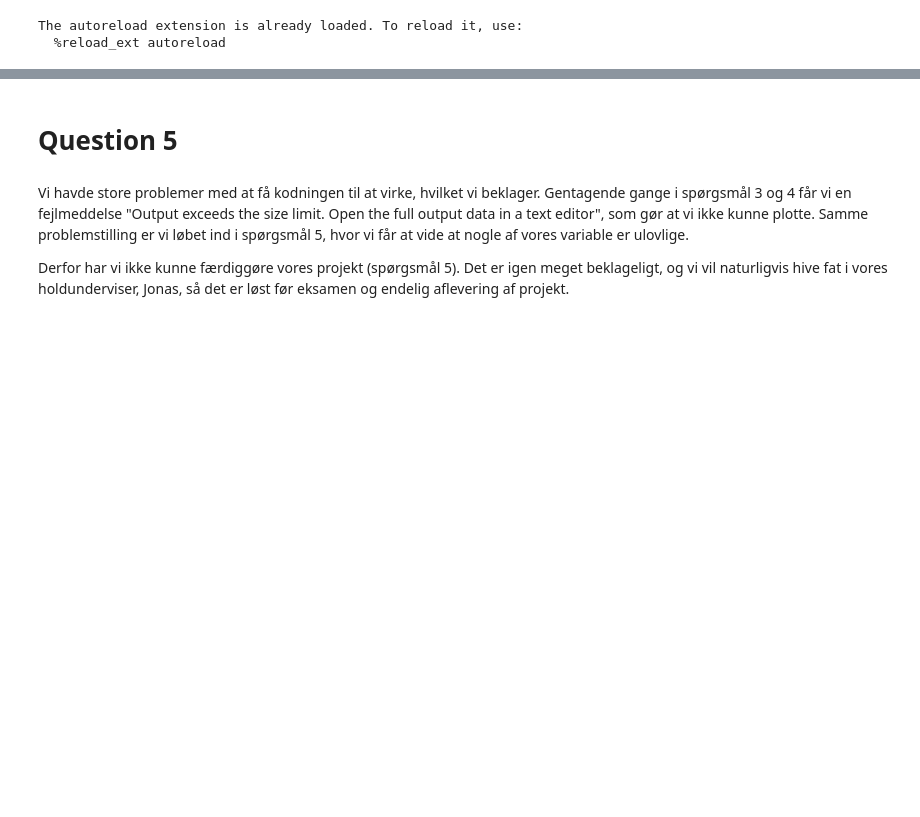
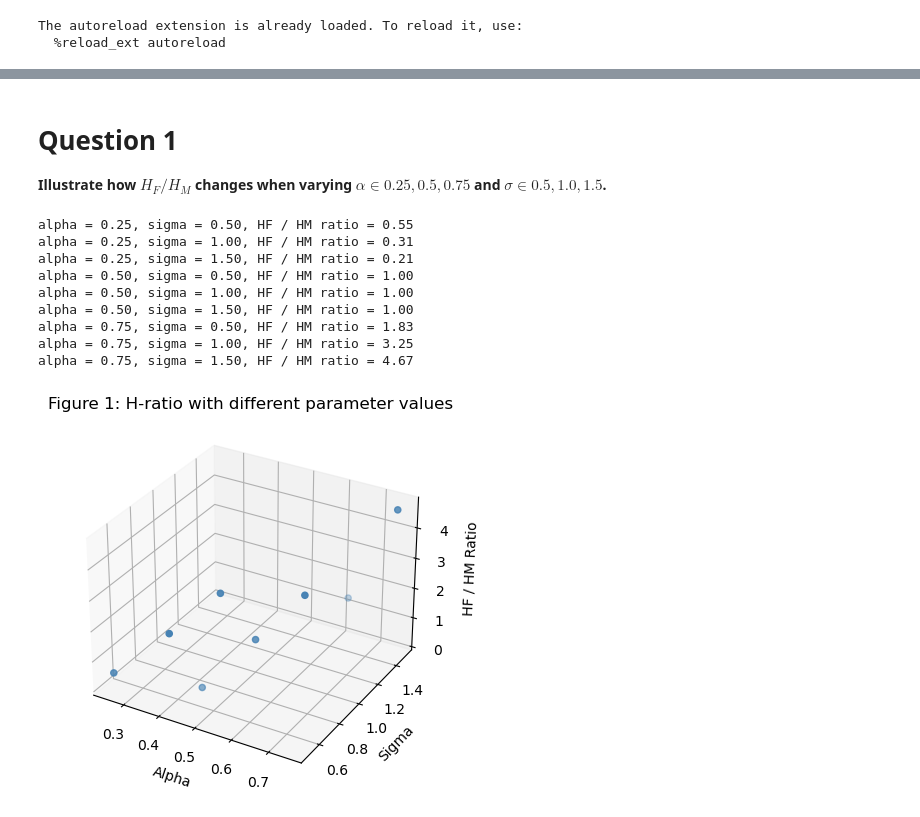
Before and after one commit to NumEconCopenhagen/projects-2023-snj927-vpc398, a Jupyter notebook: inauguralproject/INAUG v2 jup.ipynb, the cells around one changed output, grey strips where cells are left out. Drawn from its saved outputs; the diff is of its cells as text; code cells hidden in the pictures; blank space fills up the shorter version.

```diff
--- a/inauguralproject/INAUG v2 jup.ipynb
+++ b/inauguralproject/INAUG v2 jup.ipynb
@@ -294,6 +22,53 @@ To minimize the squared deviation, the values for the parametres should be: alph
-# %% [markdown]
-# Question 5
-# %% [markdown]
-Vi havde store problemer med at få kodningen til at virke, hvilket vi beklager. Gentagende gange i spørgsmål 3 og 4 får vi en fejlmeddelse "Output exceeds the size limit. Open the full output data in a text editor", som gør at vi ikke kunne plotte. Samme problemstilling er vi løbet ind i spørgsmål 5, hvor vi får at vide at nogle af vores variable er ulovlige.
-
-Derfor har vi ikke kunne færdiggøre vores projekt (spørgsmål 5). Det er igen meget beklageligt, og vi vil naturligvis hive fat i vores holdunderviser, Jonas, så det er løst før eksamen og endelig aflevering af projekt.
+# %% [markdown]
+# Question 1
+
+**Illustrate how $H_F / H_M$ changes when varying $\alpha \in {0.25, 0.5, 0.75}$ and $\sigma \in {0.5, 1.0, 1.5}$.**
+# %%
+# Defining the model: inaugmodel
+inaugmodel = HouseholdSpecializationModelClass()
+
+# Defining the above given values for alpha and sigma
+alpha = [0.25, 0.5, 0.75]
+sigma = [0.5, 1, 1.5]
+
+# Initialize lists to store the values of alpha, sigma, and the HM/HF ratio
+alpha_values = []
+sigma_values = []
+ratio_H_values = []
+
+# Loop the values of alpha and sigma above
+for a in range(3):
+    for s in range(3):
+        inaugmodel.par.alpha = alpha[a]
+        inaugmodel.par.sigma = sigma[s]
+        # Use discrete to calculate the ratio
+        results = inaugmodel.solve_discrete()
+        ratio_H = (1e-8 + results.HF / results.HM)
+        # Store the values in the lists
+        alpha_values.append(alpha[a])
+        sigma_values.append(sigma[s])
+        ratio_H_values.append(ratio_H)
+        print(f'alpha = {alpha[a]:.2f}, sigma = {sigma[s]:.2f}, HF / HM ratio = {ratio_H:.2f}')
+
+# Plotting the results
+fig = plt.figure()
+ax = fig.add_subplot(111, projection='3d')
+color = 'steelblue'
+transparency = 1 - (np.array(ratio_H_values) - min(ratio_H_values)) / (max(ratio_H_values) - min(ratio_H_values))
+ax.scatter(alpha_values, sigma_values, ratio_H_values, c=color, alpha=transparency)
+ax.set_xlabel('Alpha')
+ax.set_ylabel('Sigma')
+ax.set_zlabel('HF / HM Ratio')
+ax.set_title('Figure 1: H-ratio with different parameter values')
+plt.show()
+# %% [output]
+alpha = 0.25, sigma = 0.50, HF / HM ratio = 0.55
+alpha = 0.25, sigma = 1.00, HF / HM ratio = 0.31
+alpha = 0.25, sigma = 1.50, HF / HM ratio = 0.21
+alpha = 0.50, sigma = 0.50, HF / HM ratio = 1.00
+alpha = 0.50, sigma = 1.00, HF / HM ratio = 1.00
+alpha = 0.50, sigma = 1.50, HF / HM ratio = 1.00
+alpha = 0.75, sigma = 0.50, HF / HM ratio = 1.83
+alpha = 0.75, sigma = 1.00, HF / HM ratio = 3.25
+alpha = 0.75, sigma = 1.50, HF / HM ratio = 4.67
+[figure, added]
```
Also changed, not shown: parts of 23 cells of this notebook.
